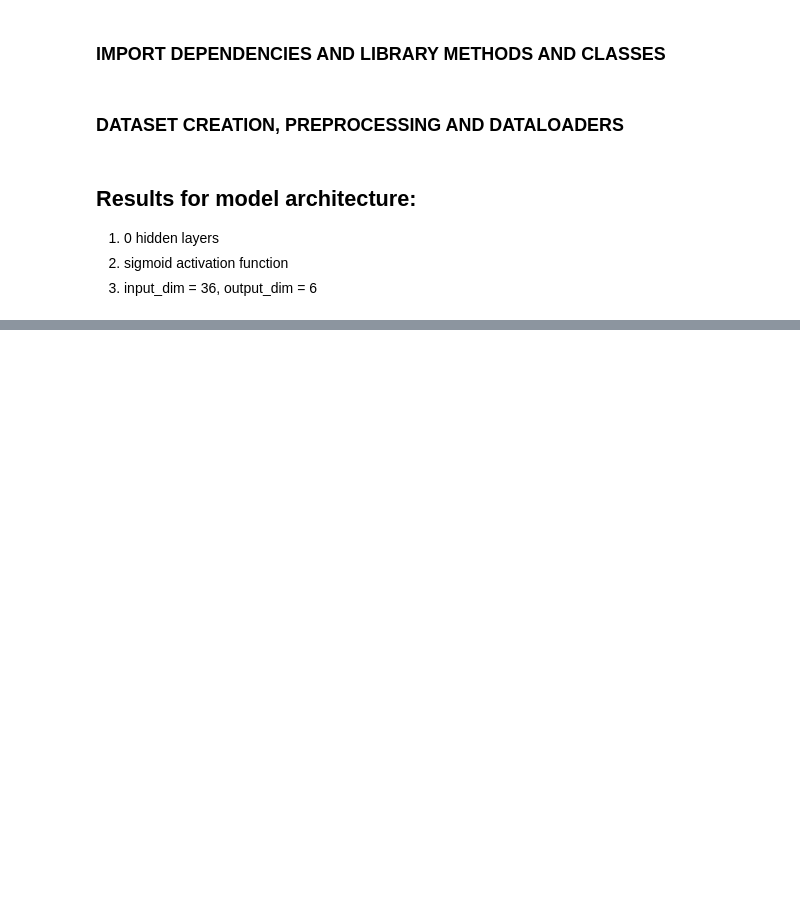
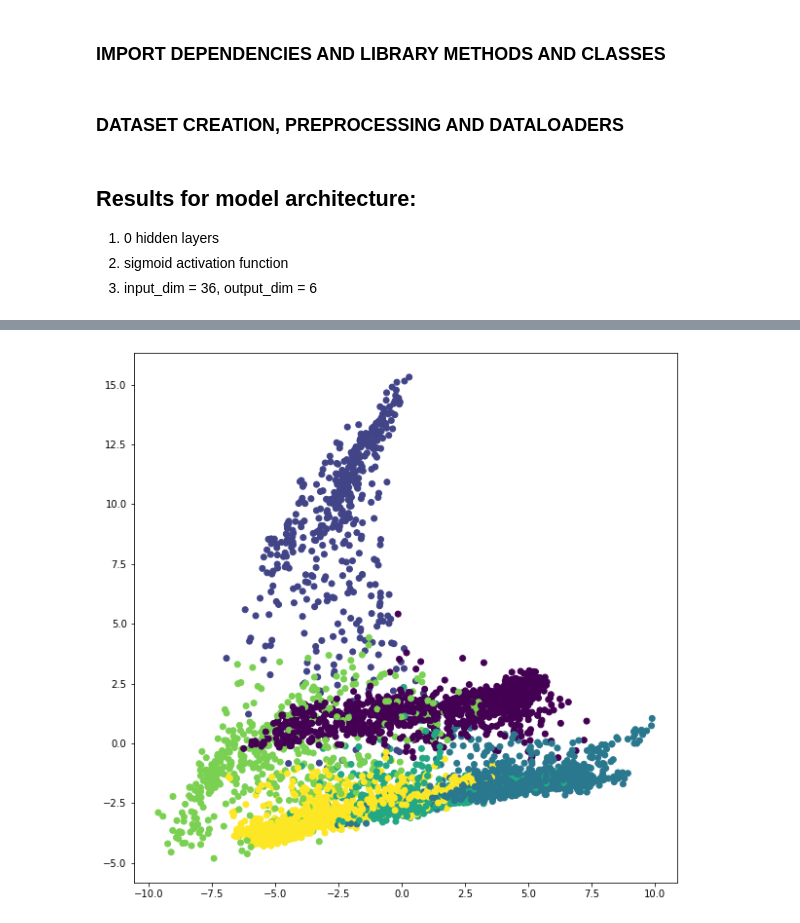
Before and after one commit to parthjindal/CS60050, a Jupyter notebook: Assignment3/main.ipynb, the cells around one changed output, grey strips where cells are left out. Saved outputs shown, nothing was run; the diff lists cells and outputs as text; code cells hidden in the pictures; blank space fills up the shorter version.

```diff
--- a/Assignment3/main.ipynb
+++ b/Assignment3/main.ipynb
@@ -158,0 +134,36 @@ train_dataset.target_transform = mtarget_transform
+# %%
+train_dataset = SatelliteDataset("./dataset", train=True)
+test_dataset = SatelliteDataset("./dataset", train=False)
+
+# mean center and normalize
+transform, target_transform = preprocess_dataset(train_dataset)
+
+train_dataset.data -= transform.mean
+train_dataset.data /= transform.std_dev
+
+train_dataset.targets = np.array(
+    [target_transform(x) for x in train_dataset.targets], dtype=np.int32)
+
+test_dataset.data -= transform.mean
+test_dataset.data /= transform.std_dev
+
+test_dataset.targets = np.array(
+    [target_transform(x) for x in test_dataset.targets], dtype=np.int32)
+
+pca = PCA(n_components=2)
+pca.fit(train_dataset.data)
+
+train_dataset.data = pca.transform(train_dataset.data)
+test_dataset.data = pca.transform(test_dataset.data)
+
+train_loader = DataLoader(train_dataset, batch_size=1,
+                          shuffle=True)
+test_loader = DataLoader(test_dataset, batch_size=256,
+                         shuffle=False, num_workers=4)
+# %%
+fig, ax = plt.subplots(1, 1, figsize=(10, 10))
+ax.scatter(train_dataset.data[:, 0],
+           train_dataset.data[:, 1], c=train_dataset.targets)
+plt.show()
+# %% [output]
+[figure, added]
```
Also changed, not shown: parts of 10 cells of this notebook, 5 other files.
